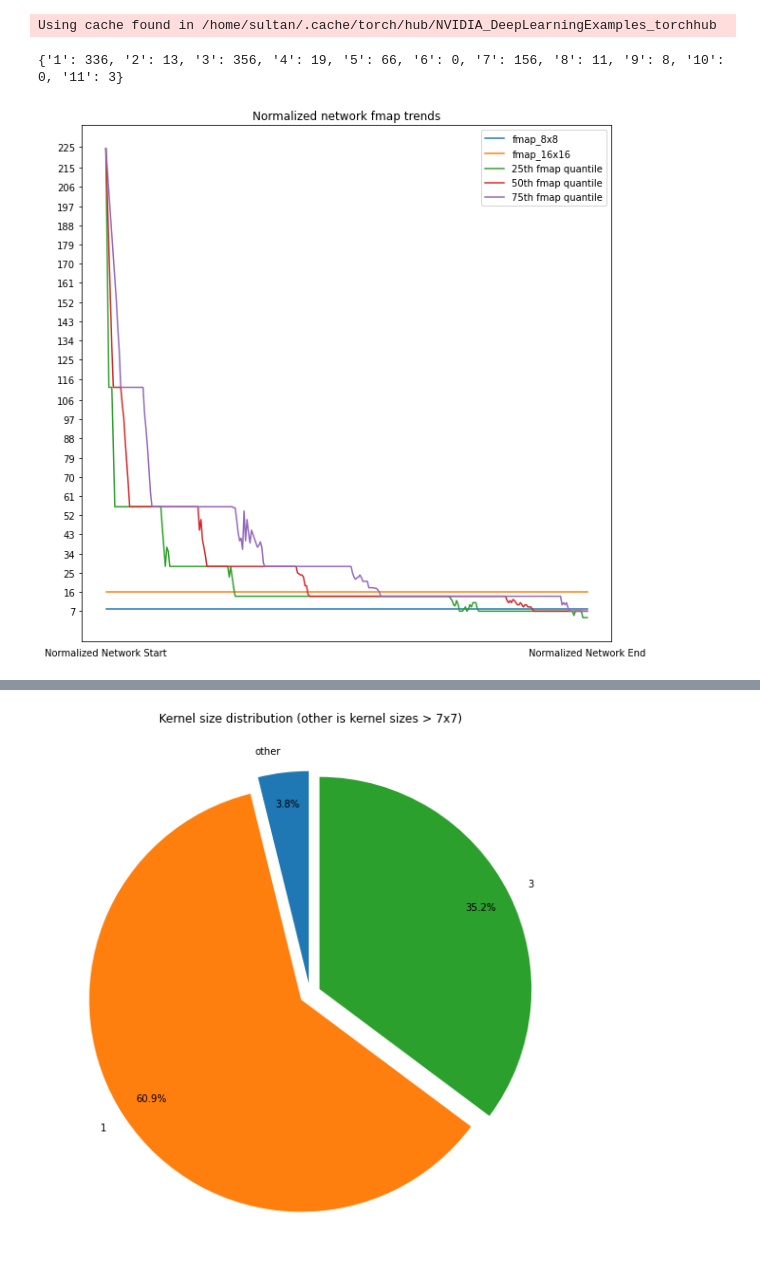
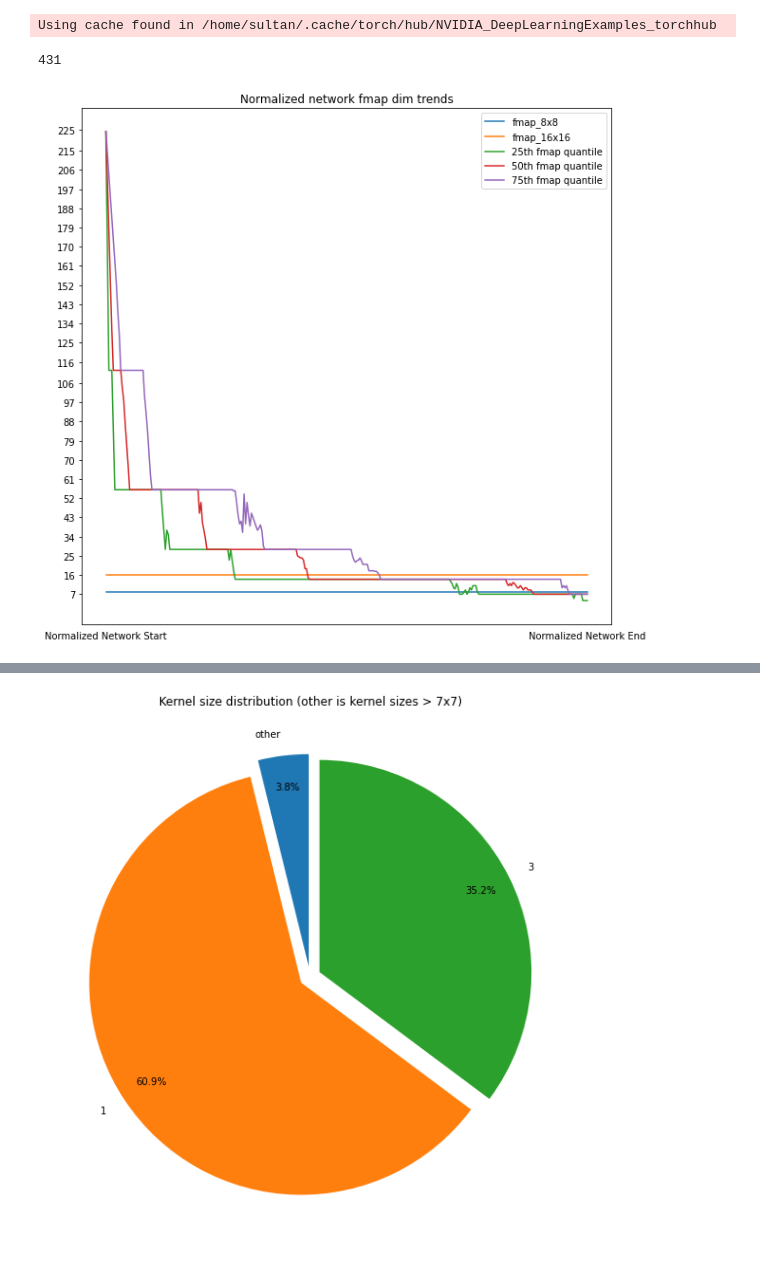
Before and after one commit to neu-ece-esl/CNN_statistics_gathering, a Jupyter notebook: largest_layer_feature_map.ipynb, the cells around one changed output, grey strips where cells are left out. Saved outputs shown, nothing was run; the diff lists cells and outputs as text; code cells hidden in the pictures.

```diff
--- a/largest_layer_feature_map.ipynb
+++ b/largest_layer_feature_map.ipynb
@@ -115,9 +115,9 @@ for network, stats in stats_dict.items():
     for kernel_size in networks_with_kernel.keys():
         if kernel_size in stats['kernel']._dict:
             networks_with_kernel[kernel_size] += 1
-print(networks_with_kernel)
+print(total_networks+12)
 # %% [output]
-{'1': 336, '2': 13, '3': 356, '4': 19, '5': 66, '6': 0, '7': 156, '8': 11, '9': 8, '10': 0, '11': 3}
+431
 # %%
 from numpy import linspace
 from math import floor, ceil
@@ -141,32 +141,32 @@ for model, stats in stats_dict.items():
 # %%
 import matplotlib.pyplot as plt
 import numpy as np
 plt.rcParams['figure.figsize'] = [10, 10]
 data = [data for model, data in normalized_model_intermediate_layer_size.items() if model != 'ssd']
 data = np.array(data)
 data_25 = np.quantile(data, axis=0, q=0.25)
 data_50 = np.quantile(data, axis=0, q=0.5)
 data_75 = np.quantile(data, axis=0, q=0.75)
 xtick_labels = ['']*len(data_50)
 xtick_labels[0] = 'Normalized Network Start'
 xtick_labels[-1] = 'Normalized Network End'
 plt.xticks(np.arange(len(data_50)), xtick_labels)
 plt.yticks(np.linspace(min(data_50), max(data_50)+1, 25, dtype=int))
 plt.tick_params(
     axis='x',          # changes apply to the x-axis
     which='both',      # both major and minor ticks are affected
     bottom=False,      # ticks along the bottom edge are off
     top=False,         # ticks along the top edge are off
     labelbottom=True) # labels along the bottom edge are off
 fmap_8 = [8]*len(data_50)
 fmap_16 = [16]*len(data_50)
 plt.plot(fmap_8)
 plt.plot(fmap_16)
 plt.plot(data_25)
 plt.plot(data_50)
 plt.plot(data_75)
-plt.title('Normalized network fmap trends')
+plt.title('Normalized network fmap dim trends')
 plt.legend(['fmap_8x8', 'fmap_16x16', '25th fmap quantile', '50th fmap quantile', '75th fmap quantile'])
 plt.show()
 # %% [output]
-[figure, old version]
+[figure, new version]
```
Also changed, not shown: parts of 3 cells of this notebook, 14 other files.
